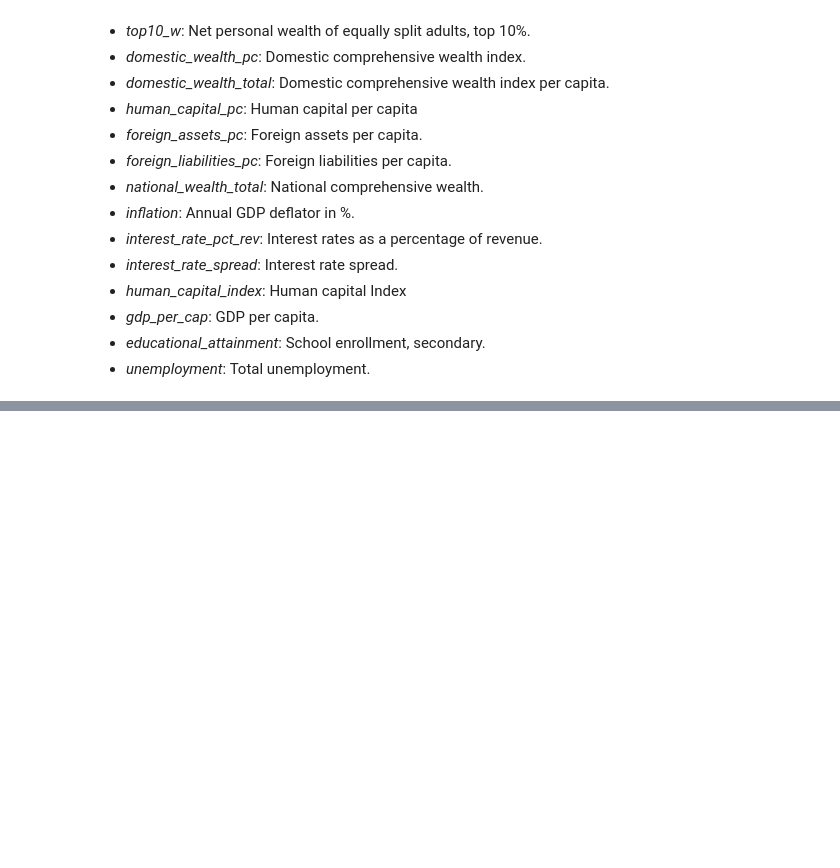
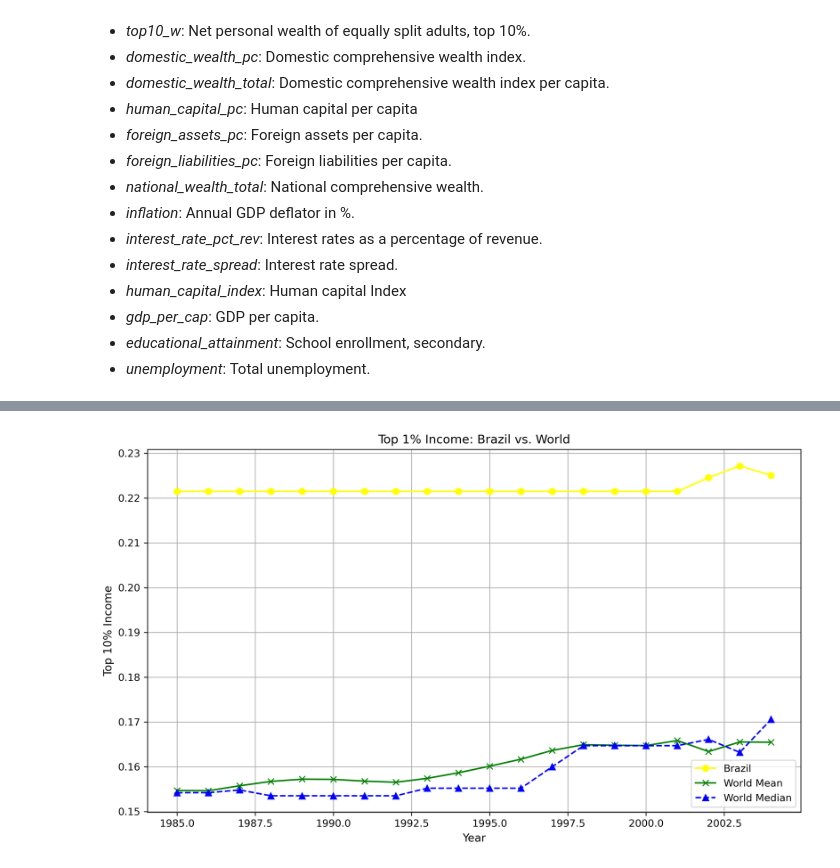
Before and after one commit to LucasDubss/Master-Dubois-Lucas, a Jupyter notebook: MasterCODE.ipynb, the cells around one changed output, grey strips where cells are left out. Saved outputs shown, nothing was run; the diff lists cells and outputs as text; code cells hidden in the pictures; blank space fills up the shorter version.

```diff
--- a/MasterCODE.ipynb
+++ b/MasterCODE.ipynb
@@ -357,0 +600,23 @@ I have a problem: USA and UNited states!!!!
+# %%
+years = list(range(1980, 2005))
+
+world_mean = df.groupby('Year')['top1_inc'].mean().reindex(years)
+
+world_median = df.groupby('Year')['top1_inc'].median().reindex(years)
+
+brazil_data = df[df['Country Name'] == 'Brazil'].set_index('Year')['top1_inc'].reindex(years)
+
+plt.figure(figsize=(10, 6))
+plt.plot(brazil_data.index, brazil_data.values, marker='o', label='Brazil', color="yellow")
+plt.plot(world_mean.index, world_mean.values, marker='x', label='World Mean',color="green")
+plt.plot(world_median.index, world_median.values, marker='^', label='World Median', linestyle='--',color="blue")
+
+plt.title('Top 1% Income: Brazil vs. World')
+plt.xlabel('Year')
+plt.ylabel('Top 10% Income')
+plt.legend()
+plt.grid(True)
+plt.tight_layout()
+plt.show()
+# %% [output]
+[figure, added]
```
Also changed, not shown: parts of 33 cells of this notebook, 2 other files.
